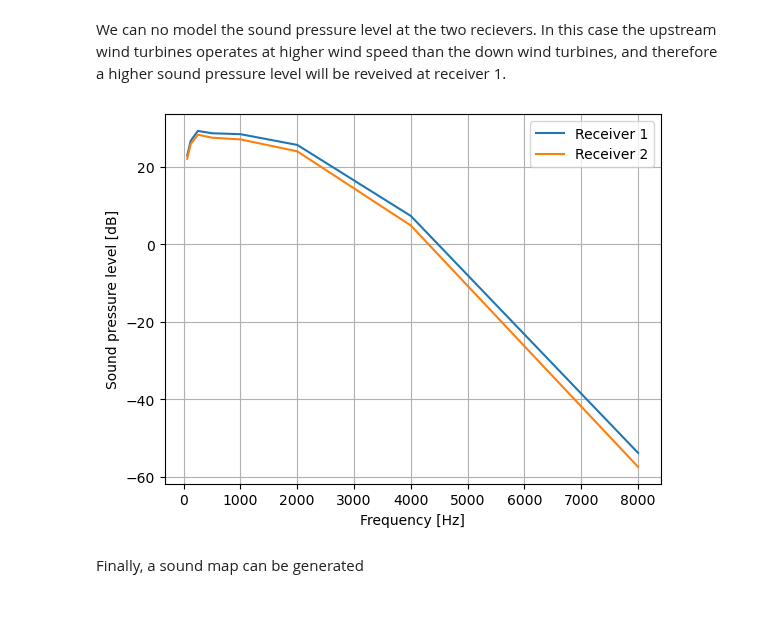
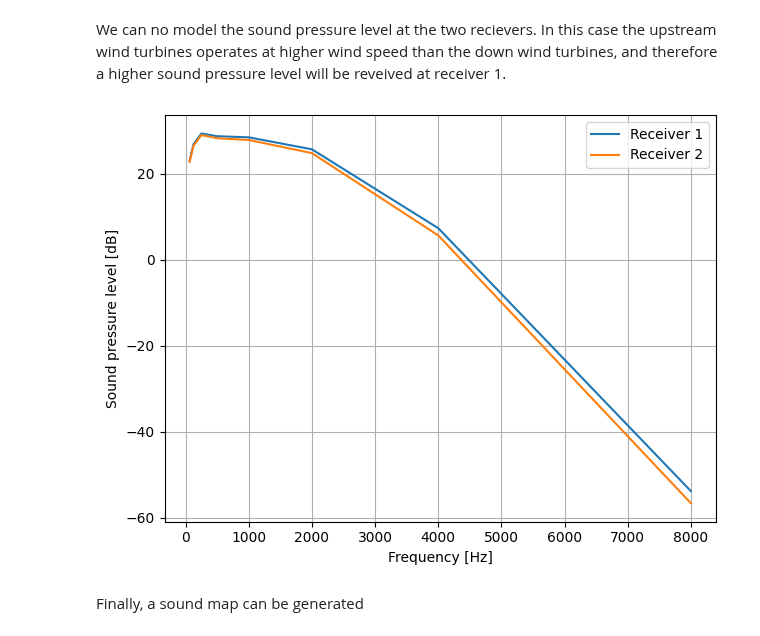
Before and after one commit to DTUWindEnergy/PyWake, a Jupyter notebook: docs/notebooks/Noise.ipynb, the cells around one changed output. Drawn from its saved outputs; the diff is of its cells as text; code cells hidden in the pictures; blank space fills up the shorter version.

```diff
--- a/docs/notebooks/Noise.ipynb
+++ b/docs/notebooks/Noise.ipynb
@@ -96,12 +96,12 @@ setup_plot(grid=False, xlabel='x coordinate [m]', ylabel='y coordinate [m]')
 We can no model the sound pressure level at the two recievers. In this case the upstream wind turbines operates at higher wind speed than the down wind turbines, and therefore a higher sound pressure level will be reveived at receiver 1.
 # %%
 nm = sim_res.noise_model()
-total_sp_jlk, spl_jlkf = nm(rec_x=[x[0], x[-1]], rec_y=[1000, 1000], rec_h=2, Temp=20, RHum=80, ground_type=0.0)
+total_sp_jlk, spl_jlkf = nm(rec_x=[x[0], x[-1]], rec_y=[1000, 1000], rec_h=2, patm=101325, Temp=20, RHum=80, ground_type=0.0)
 plt.plot(nm.freqs, spl_jlkf[0, 0, 0], label='Receiver 1')
 plt.plot(nm.freqs, spl_jlkf[1, 0, 0], label='Receiver 2')
 setup_plot(xlabel='Frequency [Hz]', ylabel='Sound pressure level [dB]')
 # %% [output]
-[figure, old version]
+[figure, new version]
 # %% [markdown]
 Finally, a sound map can be generated
 # %%
```
Also changed, not shown: parts of 4 cells of this notebook, 3 other files.
